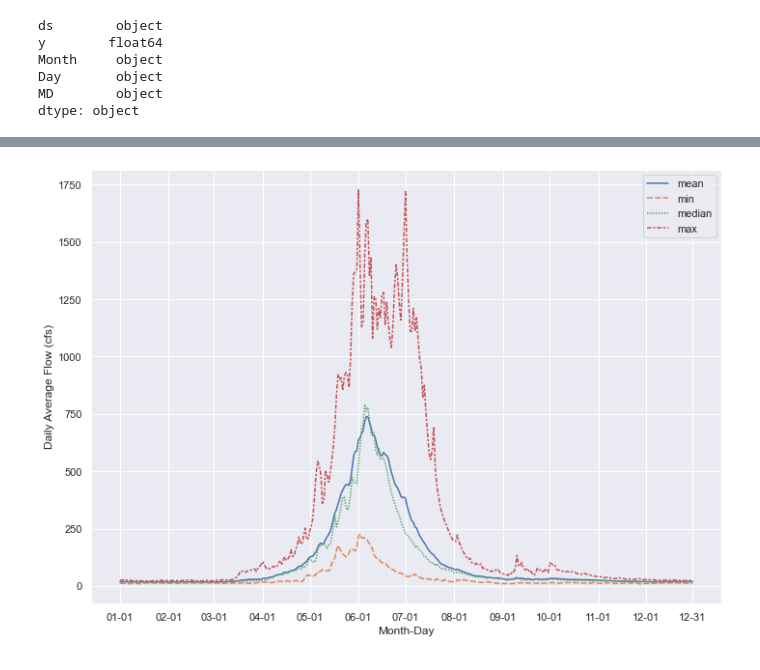
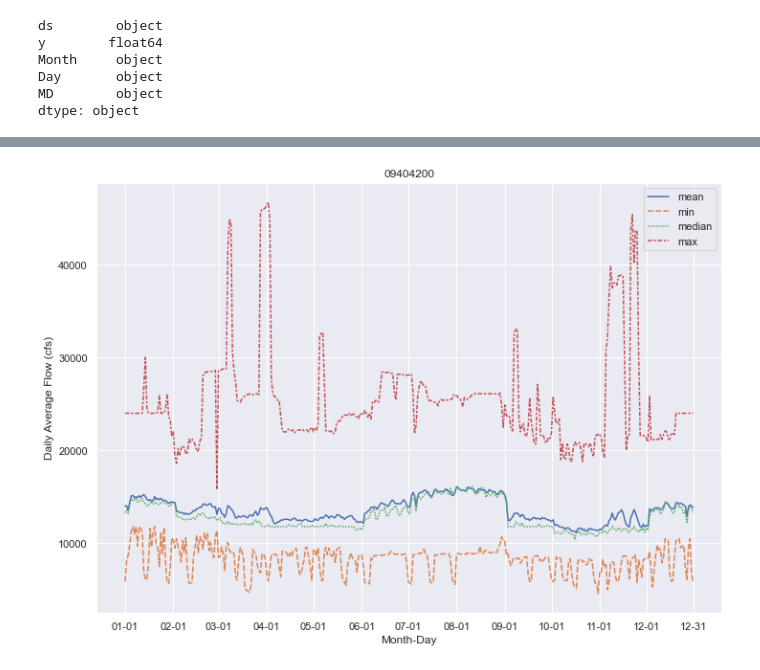
Before and after one commit to sjrekuc/River_Analysis, a Jupyter notebook: gauge_analysis_general.ipynb, the cells around one changed output, grey strips where cells are left out. Cells and saved outputs as stored; diff of their text form; code cells hidden in the pictures.

Commit message:
Add files via upload
Updated so now the general works and we have automated the analysis for all of the USGS gages on rivermaps.co

```diff
--- a/gauge_analysis_general.ipynb
+++ b/gauge_analysis_general.ipynb
@@ -14,7 +14,7 @@ os.chdir(path)
 # %% [markdown]
 ### Enter your USGS gage number below (it must be in quotes)
 # %%
-GAGE = '09066325'
+GAGE = '09404200'
 # %% [markdown]
 ### ^ Enter your USGS gage number above ^
 # %%
@@ -214,19 +215,20 @@ summary.describe()
 # %%
 import seaborn as sns
 import matplotlib.pyplot as plt
 # set the figure size
 sns.set(rc={'figure.figsize':(11.7,8.27)})
 # create the plot
 g  = sns.lineplot(data=summary) # , x='MD', y=['min', 'mean', 'max', 'median'])
 _ = plt.xticks(['01-01', '02-01', '03-01', '04-01', '05-01', '06-01', '07-01', '08-01', '09-01', '10-01', '11-01', '12-01', '12-31'])
 plt.xlabel('Month-Day')
 plt.ylabel('Daily Average Flow (cfs)')
-plt.savefig('River_Flow.png',bbox_inches='tight')
+plt.title(GAGE)
+plt.savefig('Salt_River_without_max.png',bbox_inches='tight')
 # g.set_xticks(25)
 
 # g.set_xticklabels(['0','a','b','c','d','e'])
 # need to resize
 # need to space the markers out more
 # need to save this plot so we can add it to a HTML site
 # %% [output]
-[figure, old version]
+[figure, new version]
```
Also changed, not shown: parts of 7 cells of this notebook, 1 other file.
